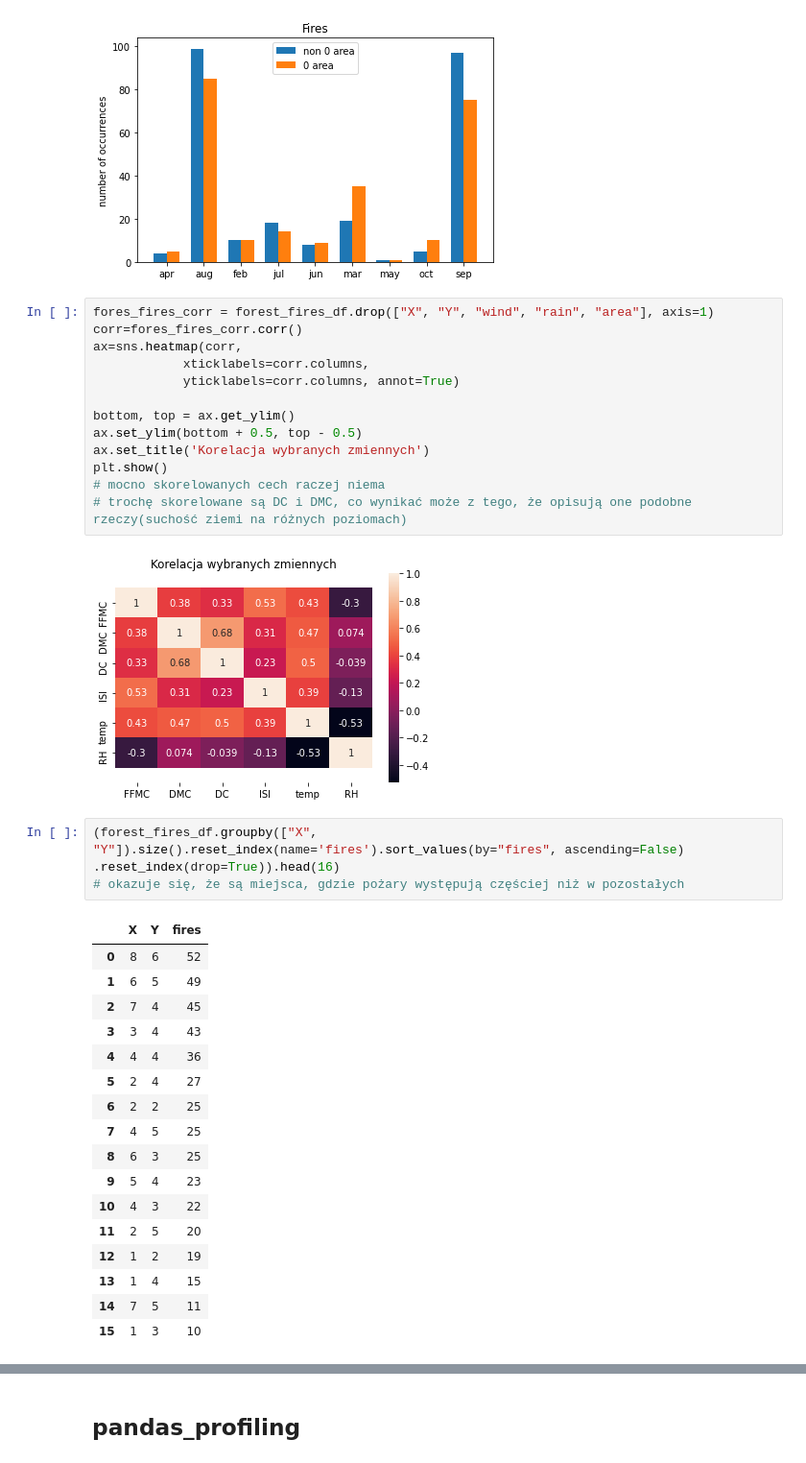
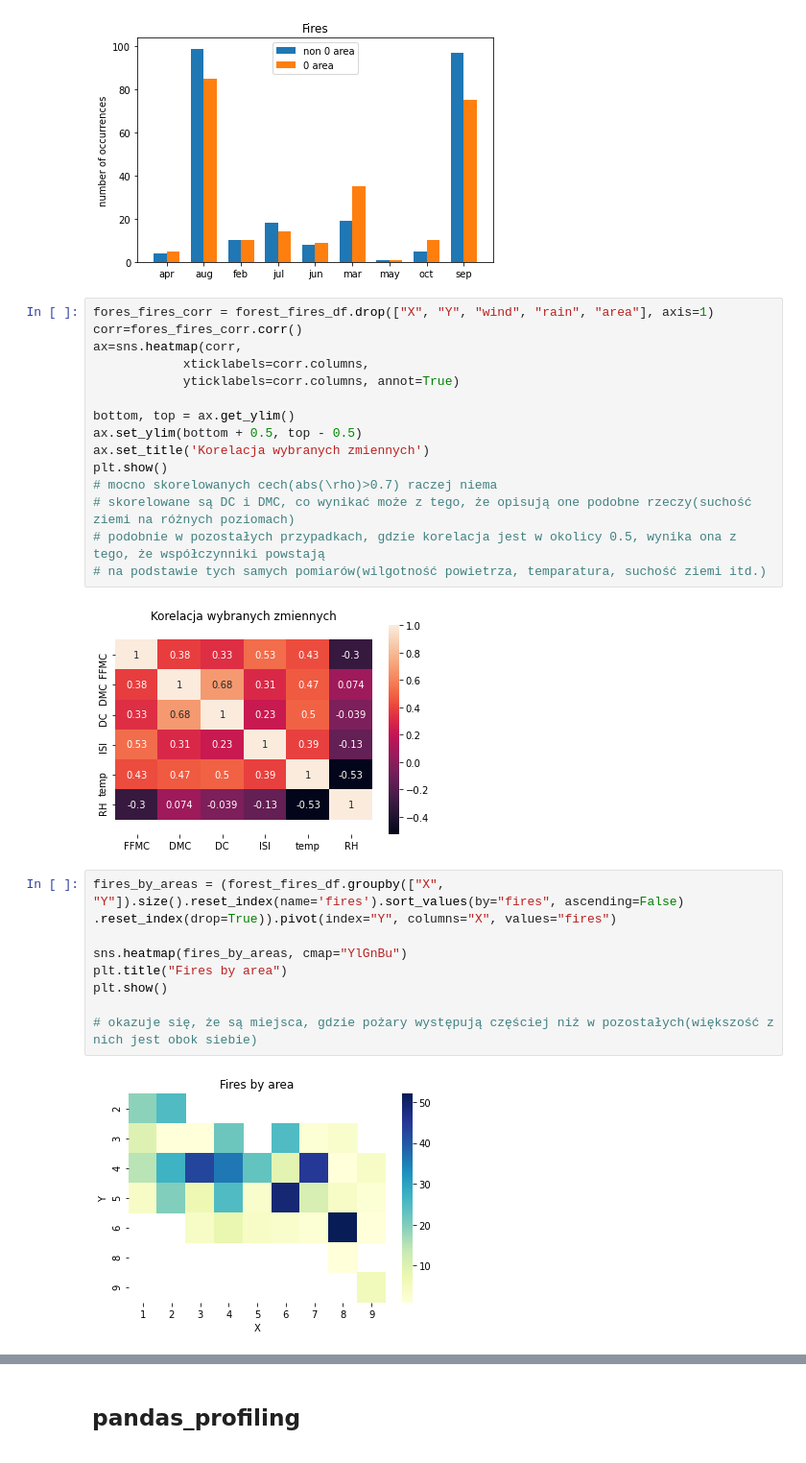
Before and after one commit to mini-pw/2021L-WUM, a Jupyter notebook: Prace_domowe/Praca_domowa1/Grupa4/yevhenii_vinichenko/pd_01.ipynb, the cells around one changed output, grey strips where cells are left out. Shown at 96% size. Drawn from its saved outputs; the diff is of its cells as text.

```diff
--- a/Prace_domowe/Praca_domowa1/Grupa4/yevhenii_vinichenko/pd_01.ipynb
+++ b/Prace_domowe/Praca_domowa1/Grupa4/yevhenii_vinichenko/pd_01.ipynb
@@ -135,32 +138,23 @@ bottom, top = ax.get_ylim()
 ax.set_ylim(bottom + 0.5, top - 0.5)
 ax.set_title('Korelacja wybranych zmiennych')
 plt.show()
-# mocno skorelowanych cech raczej niema
-# trochę skorelowane są DC i DMC, co wynikać może z tego, że opisują one podobne rzeczy(suchość ziemi na różnych poziomach)
+# mocno skorelowanych cech(abs(\rho)>0.7) raczej niema
+# skorelowane są DC i DMC, co wynikać może z tego, że opisują one podobne rzeczy(suchość ziemi na różnych poziomach)
+# podobnie w pozostałych przypadkach, gdzie korelacja jest w okolicy 0.5, wynika ona z tego, że współczynniki powstają
+# na podstawie tych samych pomiarów(wilgotność powietrza, temparatura, suchość ziemi itd.)
 # %% [output]
 [figure]
 # %%
-(forest_fires_df.groupby(["X", "Y"]).size().reset_index(name='fires').sort_values(by="fires", ascending=False)
-.reset_index(drop=True)).head(16)
-# okazuje się, że są miejsca, gdzie pożary występują częściej niż w pozostałych
+fires_by_areas = (forest_fires_df.groupby(["X", "Y"]).size().reset_index(name='fires').sort_values(by="fires", ascending=False)
+.reset_index(drop=True)).pivot(index="Y", columns="X", values="fires")
+
+sns.heatmap(fires_by_areas, cmap="YlGnBu")
+plt.title("Fires by area")
+plt.show()
+
+# okazuje się, że są miejsca, gdzie pożary występują częściej niż w pozostałych(większość z nich jest obok siebie)
 # %% [output]
-|  | X | Y | fires |
-| 0 | 8 | 6 | 52 |
-| 1 | 6 | 5 | 49 |
-| 2 | 7 | 4 | 45 |
-| 3 | 3 | 4 | 43 |
-| 4 | 4 | 4 | 36 |
-| 5 | 2 | 4 | 27 |
-| 6 | 2 | 2 | 25 |
-| 7 | 4 | 5 | 25 |
-| 8 | 6 | 3 | 25 |
-| 9 | 5 | 4 | 23 |
-| 10 | 4 | 3 | 22 |
-| 11 | 2 | 5 | 20 |
-| 12 | 1 | 2 | 19 |
-| 13 | 1 | 4 | 15 |
-| 14 | 7 | 5 | 11 |
-| 15 | 1 | 3 | 10 |
+[figure, added]
 # %%
 non0_area_df = forest_fires_df[forest_fires_df.area != 0].groupby(["X", "Y"]).size().reset_index(name="non0_area_count")
 
```
Also changed, not shown: parts of 7 cells of this notebook, 2 other files.
